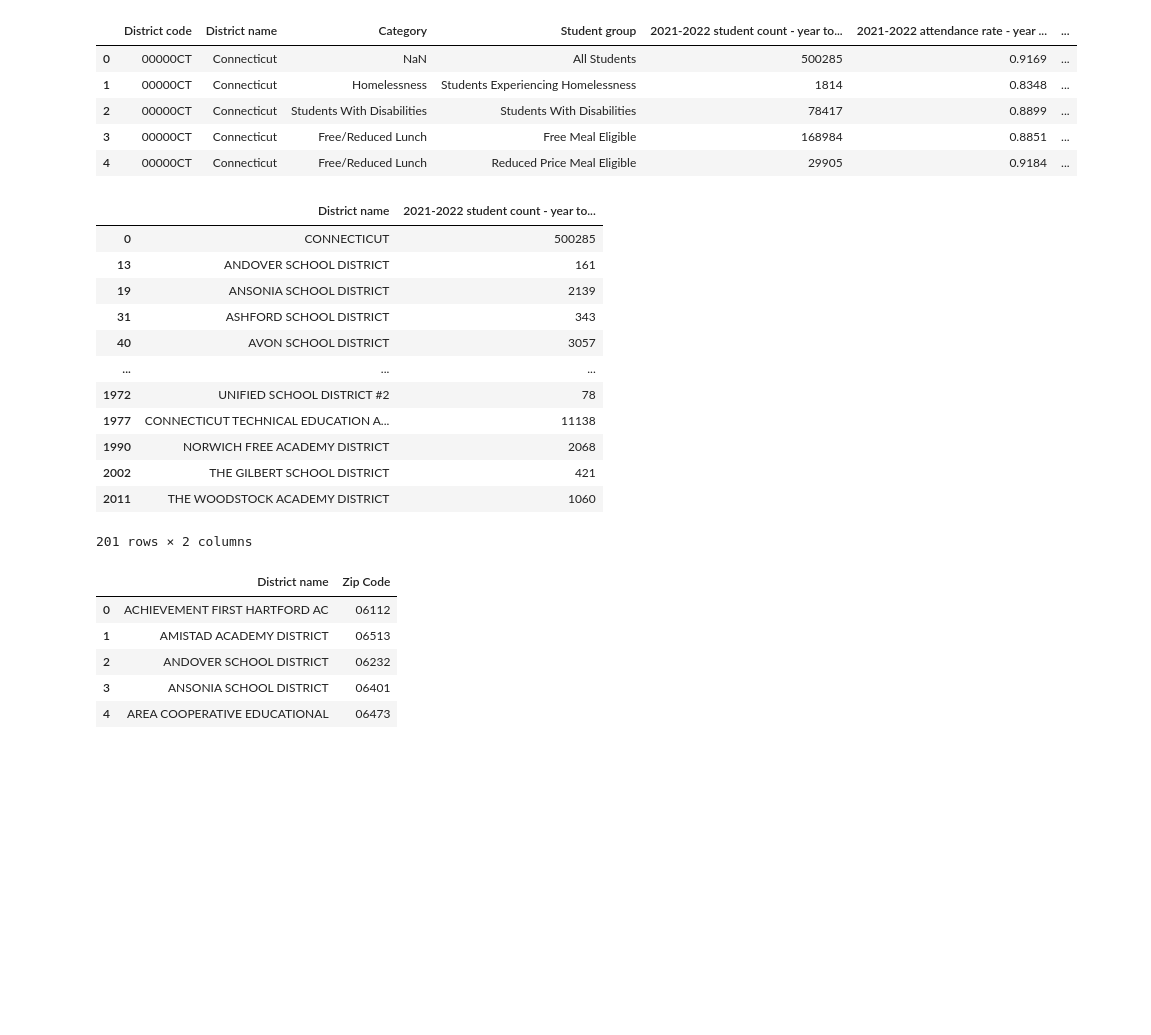
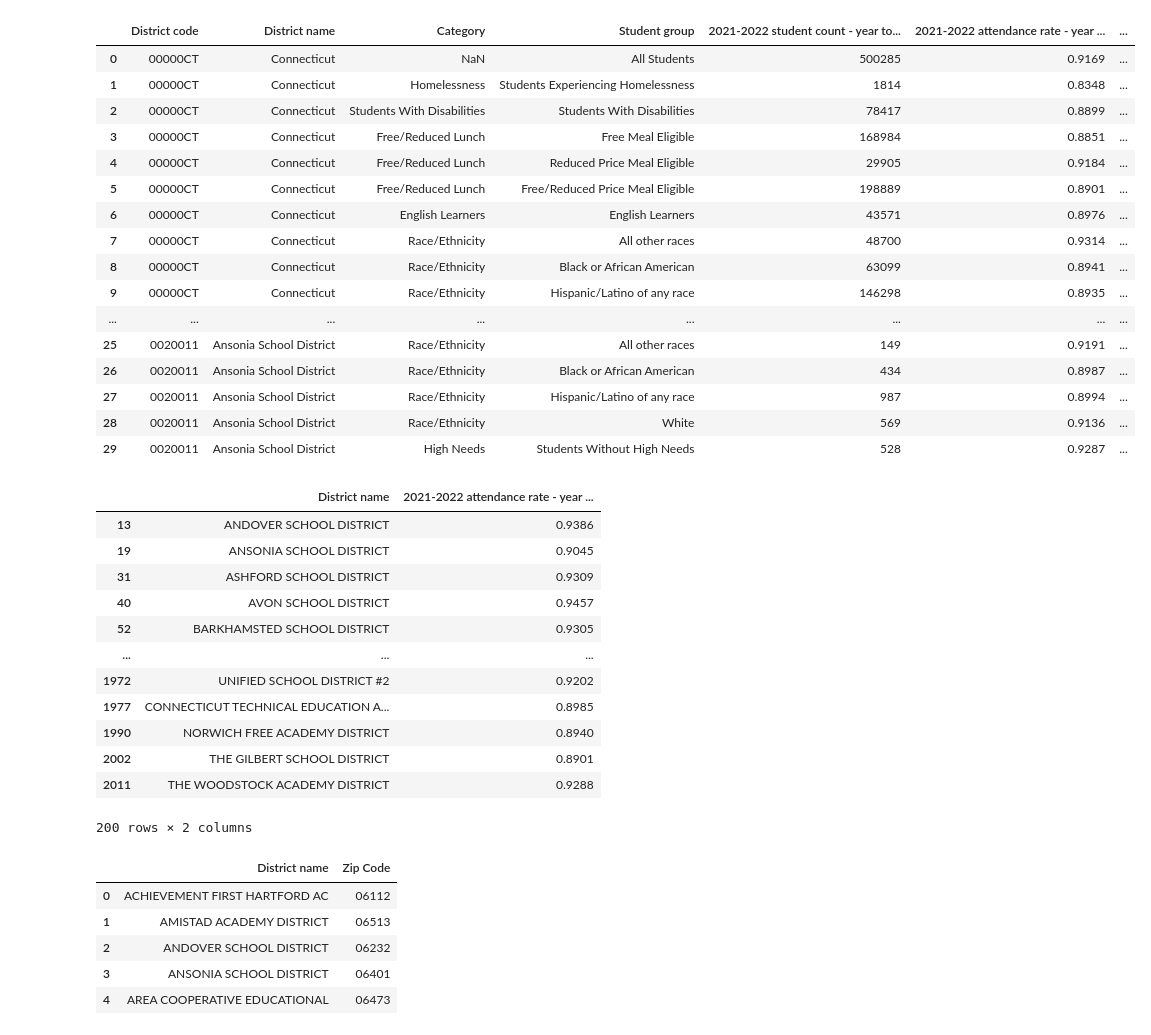
Before and after one commit to jmsavage2008/attendance-project, a Jupyter notebook: Zip Codes 2.ipynb, the cells around one changed output. Cells and saved outputs as stored; diff of their text form; code cells hidden in the pictures; blank space fills up the shorter version.

```diff
--- a/Zip Codes 2.ipynb
+++ b/Zip Codes 2.ipynb
@@ -24,5 +24,5 @@ zip_codes_df = pd.read_csv(zip_codes_path, converters={"Zip Code":str})
 data_set_df = pd.read_csv(data_set_path)
 
 #population_df = pd.read_csv(population_set_path)
-data_set_df.head()
+data_set_df.head(30)
 # %% [output]
@@ -29,29 +31,43 @@ data_set_df.head()
 |  | District code | District name | Category | Student group | 2021-2022 student count - year to... | 2021-2022 attendance rate - year ... | ... |
 | 0 | 00000CT | Connecticut | NaN | All Students | 500285 | 0.9169 | ... |
 | 1 | 00000CT | Connecticut | Homelessness | Students Experiencing Homelessness | 1814 | 0.8348 | ... |
 | 2 | 00000CT | Connecticut | Students With Disabilities | Students With Disabilities | 78417 | 0.8899 | ... |
 | 3 | 00000CT | Connecticut | Free/Reduced Lunch | Free Meal Eligible | 168984 | 0.8851 | ... |
 | 4 | 00000CT | Connecticut | Free/Reduced Lunch | Reduced Price Meal Eligible | 29905 | 0.9184 | ... |
+| 5 | 00000CT | Connecticut | Free/Reduced Lunch | Free/Reduced Price Meal Eligible | 198889 | 0.8901 | ... |
+| 6 | 00000CT | Connecticut | English Learners | English Learners | 43571 | 0.8976 | ... |
+| 7 | 00000CT | Connecticut | Race/Ethnicity | All other races | 48700 | 0.9314 | ... |
+| 8 | 00000CT | Connecticut | Race/Ethnicity | Black or African American | 63099 | 0.8941 | ... |
+| 9 | 00000CT | Connecticut | Race/Ethnicity | Hispanic/Latino of any race | 146298 | 0.8935 | ... |
+| ... | ... | ... | ... | ... | ... | ... | ... |
+| 25 | 0020011 | Ansonia School District | Race/Ethnicity | All other races | 149 | 0.9191 | ... |
+| 26 | 0020011 | Ansonia School District | Race/Ethnicity | Black or African American | 434 | 0.8987 | ... |
+| 27 | 0020011 | Ansonia School District | Race/Ethnicity | Hispanic/Latino of any race | 987 | 0.8994 | ... |
+| 28 | 0020011 | Ansonia School District | Race/Ethnicity | White | 569 | 0.9136 | ... |
+| 29 | 0020011 | Ansonia School District | High Needs | Students Without High Needs | 528 | 0.9287 | ... |
 # %%
 #Attempt to clean out populations
 all_students_df = data_set_df.loc[(data_set_df["Student group"]=="All Students")]
-all_students_df = all_students_df[["District name", "2021-2022 student count - year to date"]]
+all_students_df = all_students_df[["District name", "2021-2022 attendance rate - year to date"]]
 all_students_df["District name"] = all_students_df["District name"].str.upper()
+
+#Drop Connecticut
+all_students_df = all_students_df.drop(0)
 all_students_df
 # %% [output]
-|  | District name | 2021-2022 student count - year to... |
-| 0 | CONNECTICUT | 500285 |
-| 13 | ANDOVER SCHOOL DISTRICT | 161 |
-| 19 | ANSONIA SCHOOL DISTRICT | 2139 |
-| 31 | ASHFORD SCHOOL DISTRICT | 343 |
-| 40 | AVON SCHOOL DISTRICT | 3057 |
+|  | District name | 2021-2022 attendance rate - year ... |
+| 13 | ANDOVER SCHOOL DISTRICT | 0.9386 |
+| 19 | ANSONIA SCHOOL DISTRICT | 0.9045 |
+| 31 | ASHFORD SCHOOL DISTRICT | 0.9309 |
+| 40 | AVON SCHOOL DISTRICT | 0.9457 |
+| 52 | BARKHAMSTED SCHOOL DISTRICT | 0.9305 |
 | ... | ... | ... |
-| 1972 | UNIFIED SCHOOL DISTRICT #2 | 78 |
-| 1977 | CONNECTICUT TECHNICAL EDUCATION A... | 11138 |
-| 1990 | NORWICH FREE ACADEMY DISTRICT | 2068 |
-| 2002 | THE GILBERT SCHOOL DISTRICT | 421 |
-| 2011 | THE WOODSTOCK ACADEMY DISTRICT | 1060 |
+| 1972 | UNIFIED SCHOOL DISTRICT #2 | 0.9202 |
+| 1977 | CONNECTICUT TECHNICAL EDUCATION A... | 0.8985 |
+| 1990 | NORWICH FREE ACADEMY DISTRICT | 0.8940 |
+| 2002 | THE GILBERT SCHOOL DISTRICT | 0.8901 |
+| 2011 | THE WOODSTOCK ACADEMY DISTRICT | 0.9288 |
-201 rows × 2 columns
+200 rows × 2 columns
 # %%
 #Rename columns
 zip_codes_df = zip_codes_df.rename(columns={"District Name": "District name"})
```
Also changed, not shown: parts of 6 cells of this notebook, 19 other files.
